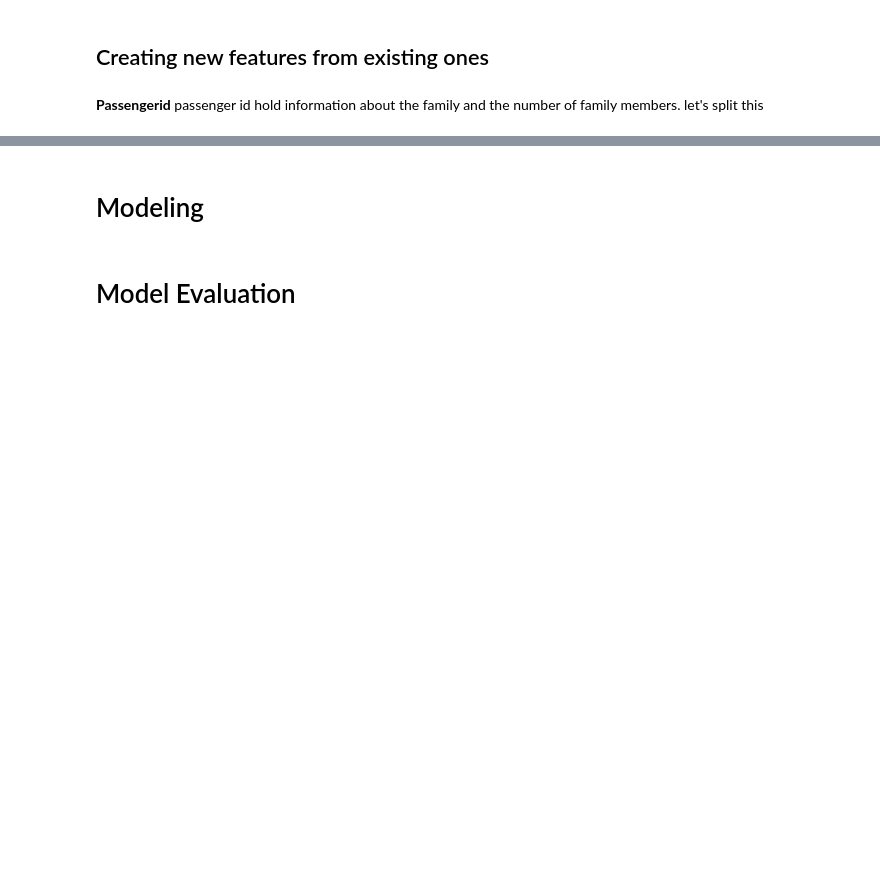
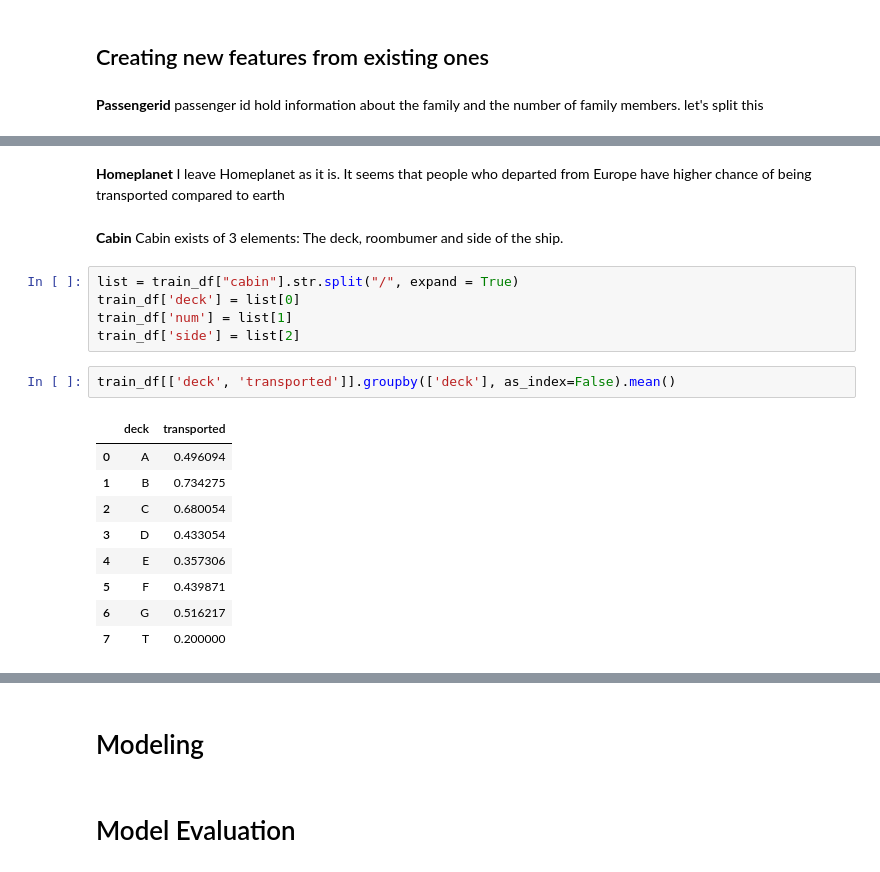
Before and after one commit to remcovanwijk040/AI, a Jupyter notebook: spaceship_titanic_script.ipynb, the cells around one changed output, grey strips where cells are left out. Cells and saved outputs as stored; diff of their text form; blank space fills up the shorter version.

```diff
--- a/spaceship_titanic_script.ipynb
+++ b/spaceship_titanic_script.ipynb
@@ -312,0 +324,23 @@ train_df.head()
+# %% [markdown]
+**Homeplanet**
+I leave Homeplanet as it is. It seems that people who departed from Europe have higher chance of being transported compared to earth
+# %% [markdown]
+**Cabin**
+Cabin exists of 3 elements: The deck, roombumer and side of the ship.
+# %%
+list = train_df["cabin"].str.split("/", expand = True)
+train_df['deck'] = list[0]
+train_df['num'] = list[1]
+train_df['side'] = list[2]
+# %%
+train_df[['deck', 'transported']].groupby(['deck'], as_index=False).mean()
+# %% [output]
+|  | deck | transported |
+| 0 | A | 0.496094 |
+| 1 | B | 0.734275 |
+| 2 | C | 0.680054 |
+| 3 | D | 0.433054 |
+| 4 | E | 0.357306 |
+| 5 | F | 0.439871 |
+| 6 | G | 0.516217 |
+| 7 | T | 0.200000 |
```
Also changed, not shown: parts of 19 cells of this notebook.
